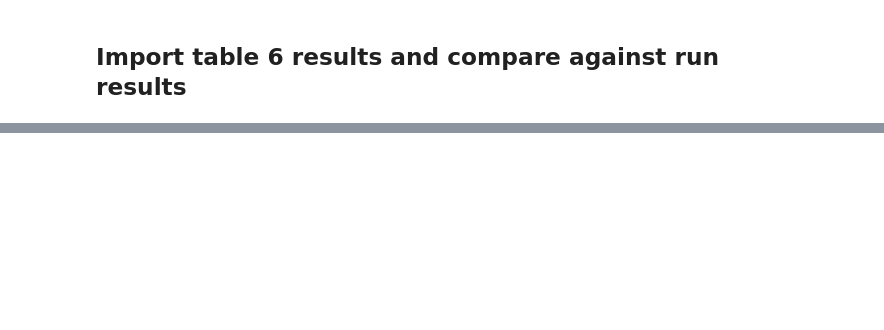
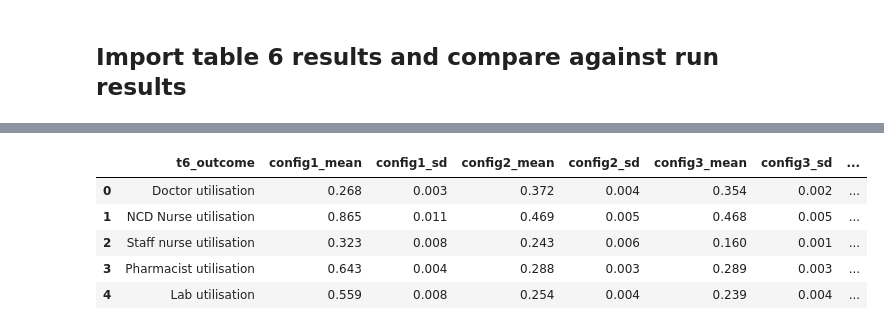
Before and after one commit to pythonhealthdatascience/stars-reproduce-shoaib-2022, a Jupyter notebook: reproduction/reproduce.ipynb, the cells around one changed output, grey strips where cells are left out. Drawn from its saved outputs; the diff is of its cells as text; code cells hidden in the pictures; blank space fills up the shorter version.

```diff
--- a/reproduction/reproduce.ipynb
+++ b/reproduction/reproduce.ipynb
@@ -236,0 +191,11 @@ compare.to_csv('outputs/t6_compare.csv', index=False)
+# %%
+# Merge
+compare = t6.merge(summary)
+compare.head()
+# %% [output]
+|  | t6_outcome | config1_mean | config1_sd | config2_mean | config2_sd | config3_mean | config3_sd | ... |
+| 0 | Doctor utilisation | 0.268 | 0.003 | 0.372 | 0.004 | 0.354 | 0.002 | ... |
+| 1 | NCD Nurse utilisation | 0.865 | 0.011 | 0.469 | 0.005 | 0.468 | 0.005 | ... |
+| 2 | Staff nurse utilisation | 0.323 | 0.008 | 0.243 | 0.006 | 0.160 | 0.001 | ... |
+| 3 | Pharmacist utilisation | 0.643 | 0.004 | 0.288 | 0.003 | 0.289 | 0.003 | ... |
+| 4 | Lab utilisation | 0.559 | 0.008 | 0.254 | 0.004 | 0.239 | 0.004 | ... |
```
Also changed, not shown: parts of 18 cells of this notebook, 5 other files.
